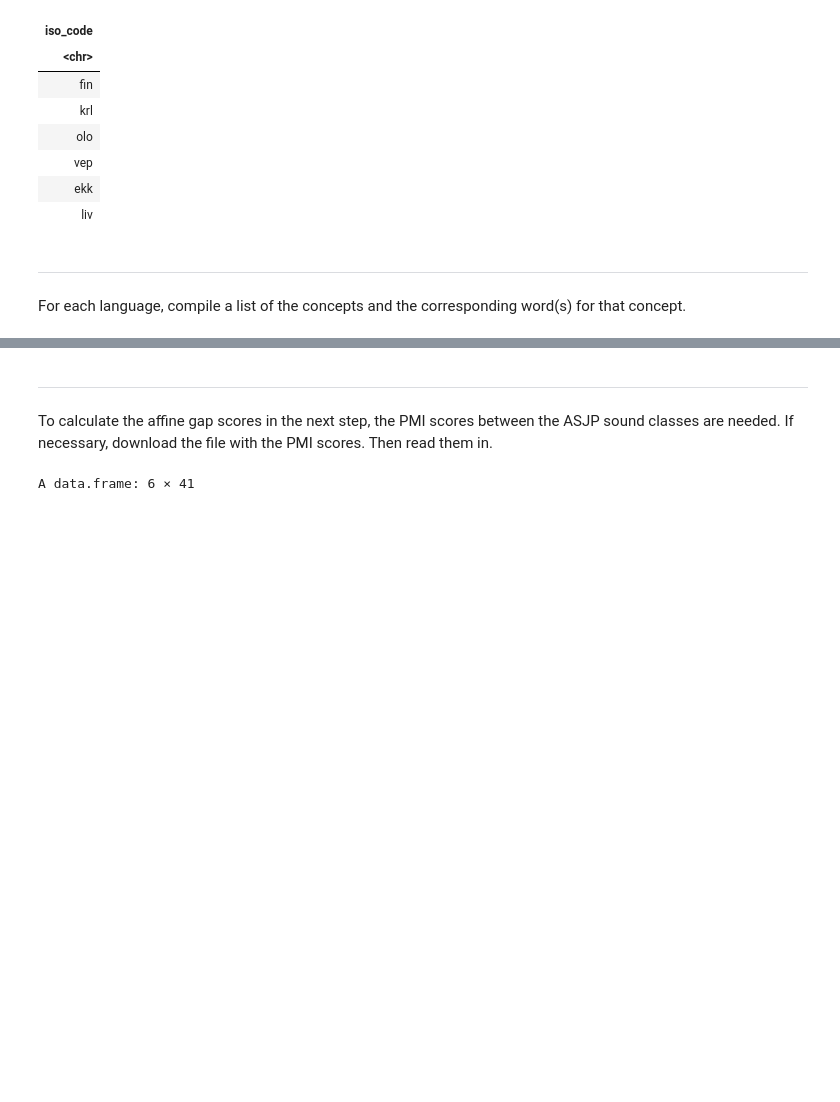
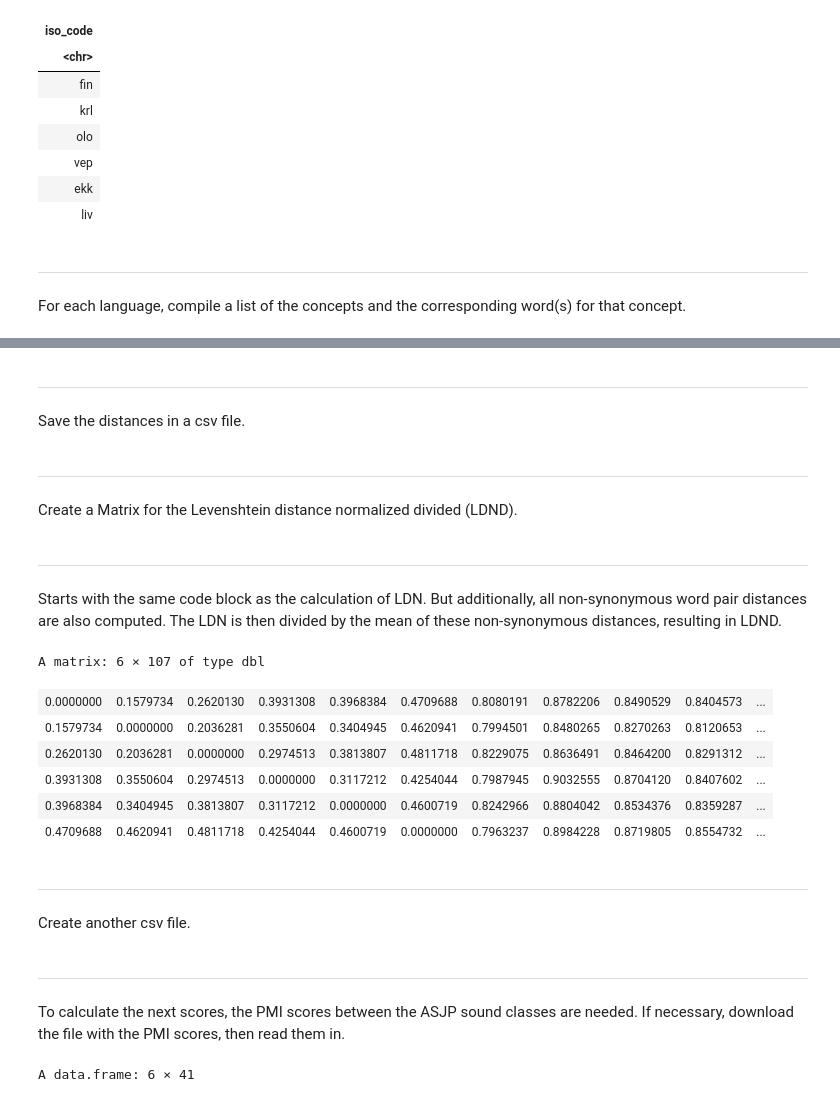
Before and after one commit to Arcumenn/BA-Thesis_NorthEuraLex, a Jupyter notebook: Pairwise_Language_Distances.ipynb, the cells around one changed output, grey strips where cells are left out. Cells and saved outputs as stored; diff of their text form; code cells hidden in the pictures; blank space fills up the shorter version.

```diff
--- a/Pairwise_Language_Distances.ipynb
+++ b/Pairwise_Language_Distances.ipynb
@@ -259,0 +163,20 @@ A matrix: 107 × 107 of type dbl
+# %%
+for (i in 1:(nrow(languages) - 1)) {
+    for (j in (i + 1):nrow(languages)) {
+        # creates a tibble comparing two languages
+        joined_tibble =
+            inner_join(language_params[[i]], language_params[[j]], by=c("Concept_ID" = "Concept_ID")) %>%
+
+            # calculate the LND between words representing the same concept (vectorized adist comes into play here)
+            mutate(avg_levenshtein_dist = adist_v(ASJP.x, ASJP.y) / pmax(nchar(ASJP.x), nchar(ASJP.y))) %>%
+
+            # if there are multiple word pairs for a concept, only keep the pair with the lowest distance
+            group_by(Concept_ID) %>%
+            slice_min(order_by = avg_levenshtein_dist, with_ties = F)
+
+    # the mean of all the concept distances is the language distance
+    ldn_dists[i, j] = ldn_dists[j, i] = mean(joined_tibble$avg_levenshtein_dist)
+    }
+}
+
+head(ldn_dists)
@@ -259,0 +191,3 @@ A matrix: 107 × 107 of type dbl
+# %% [markdown]
+***
+Save the distances in a csv file.
@@ -259,0 +196,3 @@ A matrix: 107 × 107 of type dbl
+# %% [markdown]
+***
+Create a Matrix for the Levenshtein distance normalized divided (LDND).
@@ -259,0 +202,43 @@ A matrix: 107 × 107 of type dbl
+# %% [markdown]
+***
+Starts with the same code block as the calculation of LDN. But additionally, all non-synonymous word pair distances are also computed. The LDN is then divided by the mean of these non-synonymous distances, resulting in LDND.
+# %%
+for (i in 1:(nrow(languages) - 1)) {
+    for (j in (i + 1):nrow(languages)) {
+        joined_tibble =
+            inner_join(language_params[[i]], language_params[[j]], by=c("Concept_ID" = "Concept_ID")) %>%
+            mutate(avg_levenshtein_dist = adist_v(ASJP.x, ASJP.y) / pmax(nchar(ASJP.x), nchar(ASJP.y))) %>%
+            group_by(Concept_ID) %>%
+            slice_min(order_by = avg_levenshtein_dist, with_ties = F)
+
+    gamma = 0
+    for (k in 1:nrow(joined_tibble)) {
+          for (l in 1:nrow(joined_tibble)) {
+              if(k == l){next}
+              # gamma is tracking the sum of LDNs of non-synonymous word pairs
+              gamma =
+                  gamma +
+                  adist(joined_tibble$ASJP.x[k], joined_tibble$ASJP.y[l]) /
+                  max(nchar(joined_tibble$ASJP.x[k]), nchar(joined_tibble$ASJP.y[l]))
+        }
+    }
+    # divide by the number of calculate LDNs to get the average LDN for non-synoymous word pairs
+    gamma = gamma / (nrow(joined_tibble) * (nrow(joined_tibble) - 1))
+    # divide the LDNs by gamma, to get LDND
+    ldnd_dists[i, j] = ldnd_dists[j, i] =
+        mean(joined_tibble$avg_levenshtein_dist) / gamma
+  }
+}
+
+head(ldnd_dists)
+# %% [output]
+A matrix: 6 × 107 of type dbl
+| 0.0000000 | 0.1579734 | 0.2620130 | 0.3931308 | 0.3968384 | 0.4709688 | 0.8080191 | 0.8782206 | 0.8490529 | 0.8404573 | ... |
+| 0.1579734 | 0.0000000 | 0.2036281 | 0.3550604 | 0.3404945 | 0.4620941 | 0.7994501 | 0.8480265 | 0.8270263 | 0.8120653 | ... |
+| 0.2620130 | 0.2036281 | 0.0000000 | 0.2974513 | 0.3813807 | 0.4811718 | 0.8229075 | 0.8636491 | 0.8464200 | 0.8291312 | ... |
+| 0.3931308 | 0.3550604 | 0.2974513 | 0.0000000 | 0.3117212 | 0.4254044 | 0.7987945 | 0.9032555 | 0.8704120 | 0.8407602 | ... |
+| 0.3968384 | 0.3404945 | 0.3813807 | 0.3117212 | 0.0000000 | 0.4600719 | 0.8242966 | 0.8804042 | 0.8534376 | 0.8359287 | ... |
+| 0.4709688 | 0.4620941 | 0.4811718 | 0.4254044 | 0.4600719 | 0.0000000 | 0.7963237 | 0.8984228 | 0.8719805 | 0.8554732 | ... |
+# %% [markdown]
+***
+Create another csv file.
@@ -260,4 +247,4 @@ A matrix: 107 × 107 of type dbl
 # %% [markdown]
 ***
-To calculate the affine gap scores in the next step, the PMI scores between the ASJP sound classes are needed. If necessary, download the file with the PMI scores. Then read them in.
+To calculate the next scores, the PMI scores between the ASJP sound classes are needed. If necessary, download the file with the PMI scores, then read them in.
 # %%
```
Also changed, not shown: parts of 38 cells of this notebook, 4 other files.
